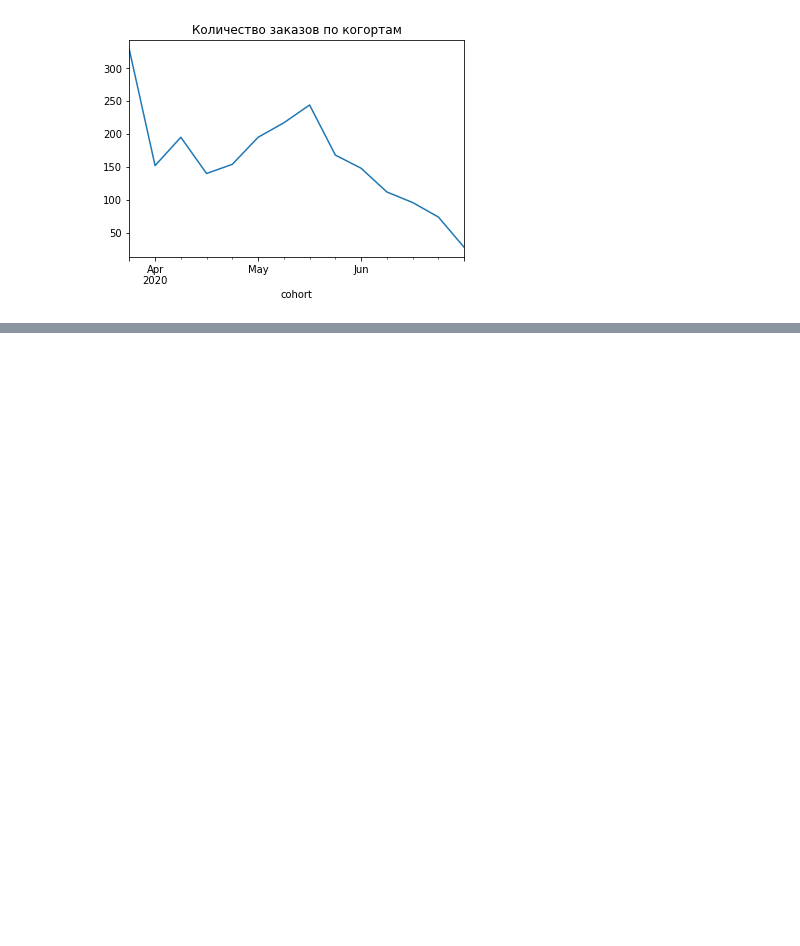
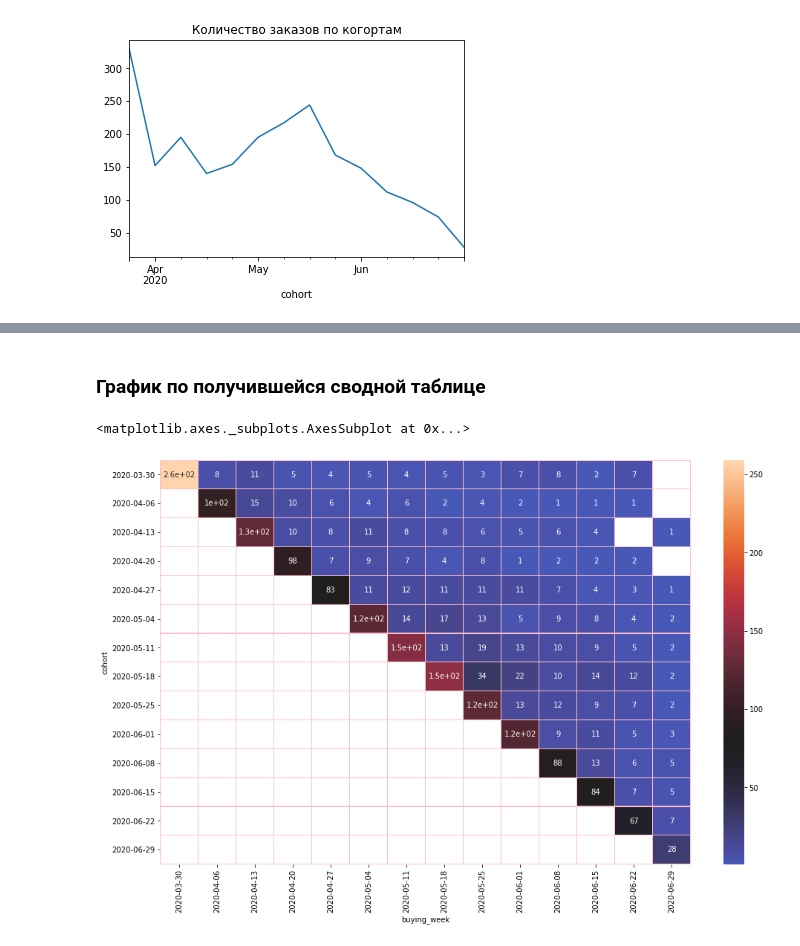
Before and after one commit to LotFullKa/PyProjects, a Jupyter notebook: praktika.ipynb, the cells around one changed output, grey strips where cells are left out. Saved outputs shown, nothing was run; the diff lists cells and outputs as text; code cells hidden in the pictures; blank space fills up the shorter version.

Commit message:
add heatmap graphics

```diff
--- a/praktika.ipynb
+++ b/praktika.ipynb
@@ -68,9 +69,6 @@ def find_my_cohort(series):
 
 f_orders = data.groupby('user_id')['order_time'].agg(first_order=min)
 
-cohort = f_orders.groupby('user_id')['first_order'].agg(
-    cohort=find_my_cohort
-)
+cohort = f_orders.groupby('user_id')['first_order'].agg(cohort=find_my_cohort)
 
 merged_data = data.merge(cohort, how='inner', left_on='user_id', right_index=True)
-merged_data
@@ -90,0 +75,13 @@ merged_data
+# %%
+def find_buying_week(time):
+    time = time.date()
+    now = first.date()
+    week = pd.Timedelta('7 days')
+    for i in range(delta):
+        now += week
+        if now > time:
+            return pd.to_datetime(now - week)
+
+merged_data['buying_week'] = merged_data['order_time'].apply(find_buying_week)
+
+merged_data
@@ -142,0 +156,9 @@ group_by_cohort['count'].plot(title='Количество заказов по к
+# %%
+pivoted = merged_data.pivot_table(
+    values='cost',
+    index='cohort',
+    columns='buying_week',
+    aggfunc='count',
+)
+
+pivoted.fillna('')
@@ -142,0 +182,17 @@ group_by_cohort['count'].plot(title='Количество заказов по к
+# %% [markdown]
+### График по получившейся сводной таблице
+# %%
+mpl.pyplot.figure(figsize=(16,10))
+
+sns.heatmap(
+    pivoted,
+    linewidths=0.1,
+    linecolor='pink',
+    center=80,
+    xticklabels=pivoted.columns.date,
+    yticklabels=pivoted.columns.date,
+    annot=True,
+)
+# %% [output]
+<matplotlib.axes._subplots.AxesSubplot at 0x...>
+[figure, added]
```
Also changed, not shown: parts of 13 cells of this notebook.
